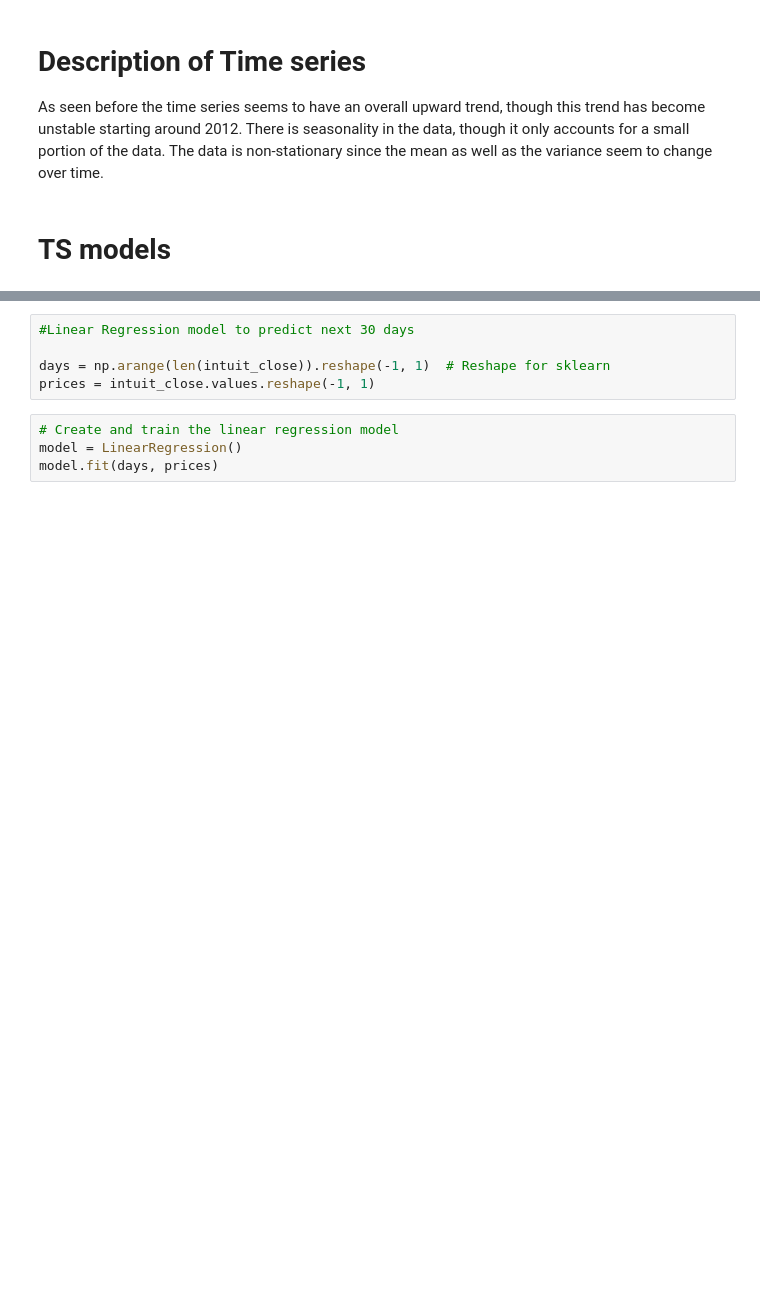
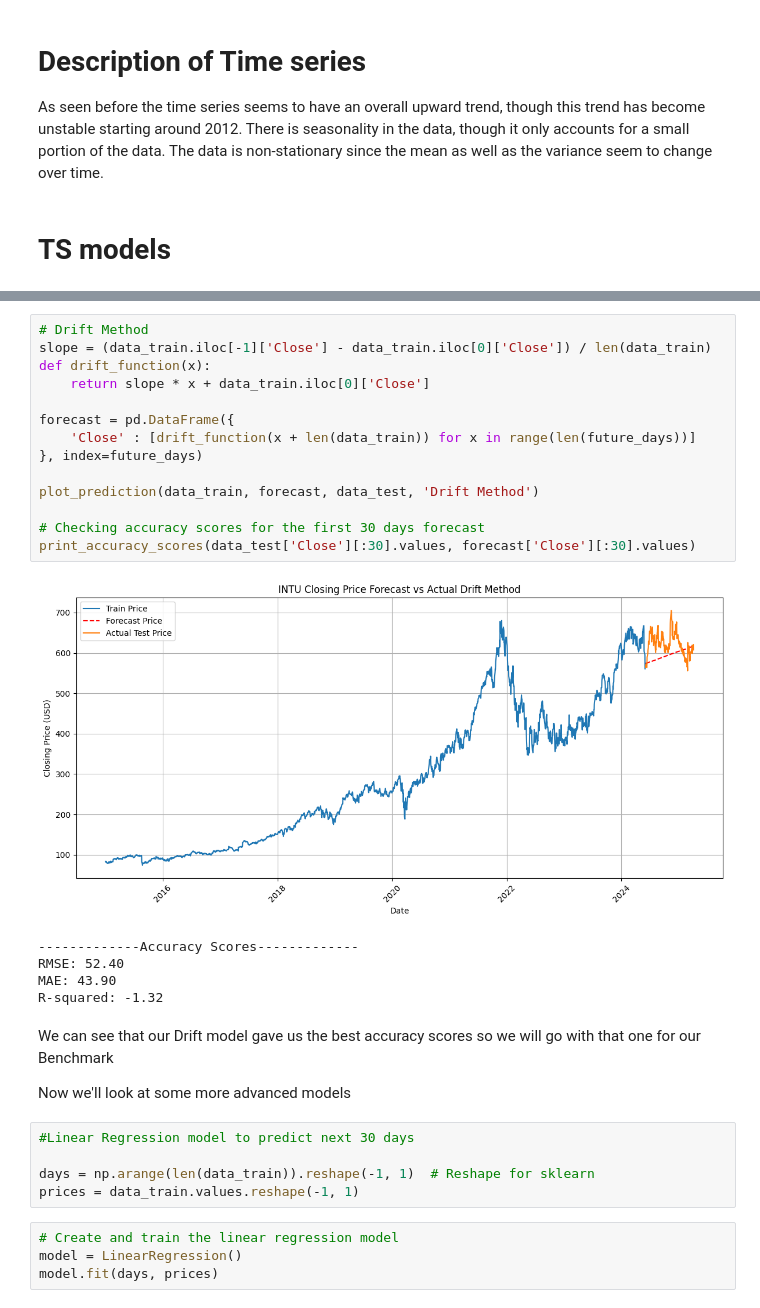
Before and after one commit to tfrazer34/IU_Spring_Project_2025, a Jupyter notebook: Final Part2 Code/Final_Part_2_Tyler_colab.ipynb, the cells around one changed output, grey strips where cells are left out. Cells and saved outputs as stored; diff of their text form; blank space fills up the shorter version.

```diff
--- a/Final Part2 Code/Final_Part_2_Tyler_colab.ipynb
+++ b/Final Part2 Code/Final_Part_2_Tyler_colab.ipynb
@@ -161,8 +247,32 @@ As seen before the time series seems to have an overall upward trend, though thi
+# %%
+# Drift Method
+slope = (data_train.iloc[-1]['Close'] - data_train.iloc[0]['Close']) / len(data_train)
+def drift_function(x):
+    return slope * x + data_train.iloc[0]['Close']
+
+forecast = pd.DataFrame({
+    'Close' : [drift_function(x + len(data_train)) for x in range(len(future_days))]
+}, index=future_days)
+
+plot_prediction(data_train, forecast, data_test, 'Drift Method')
+
+# Checking accuracy scores for the first 30 days forecast
+print_accuracy_scores(data_test['Close'][:30].values, forecast['Close'][:30].values)
+# %% [output]
+[figure, added]
+-------------Accuracy Scores-------------
+RMSE: 52.40
+MAE: 43.90
+R-squared: -1.32
+# %% [markdown]
+We can see that our Drift model gave us the best accuracy scores so we will go with that one for our Benchmark
+
+Now we'll look at some more advanced models
 # %%
 #Linear Regression model to predict next 30 days
 
-days = np.arange(len(intuit_close)).reshape(-1, 1)  # Reshape for sklearn
-prices = intuit_close.values.reshape(-1, 1)
+days = np.arange(len(data_train)).reshape(-1, 1)  # Reshape for sklearn
+prices = data_train.values.reshape(-1, 1)
 # %%
 # Create and train the linear regression model
 model = LinearRegression()
```
Also changed, not shown: parts of 24 cells of this notebook.
